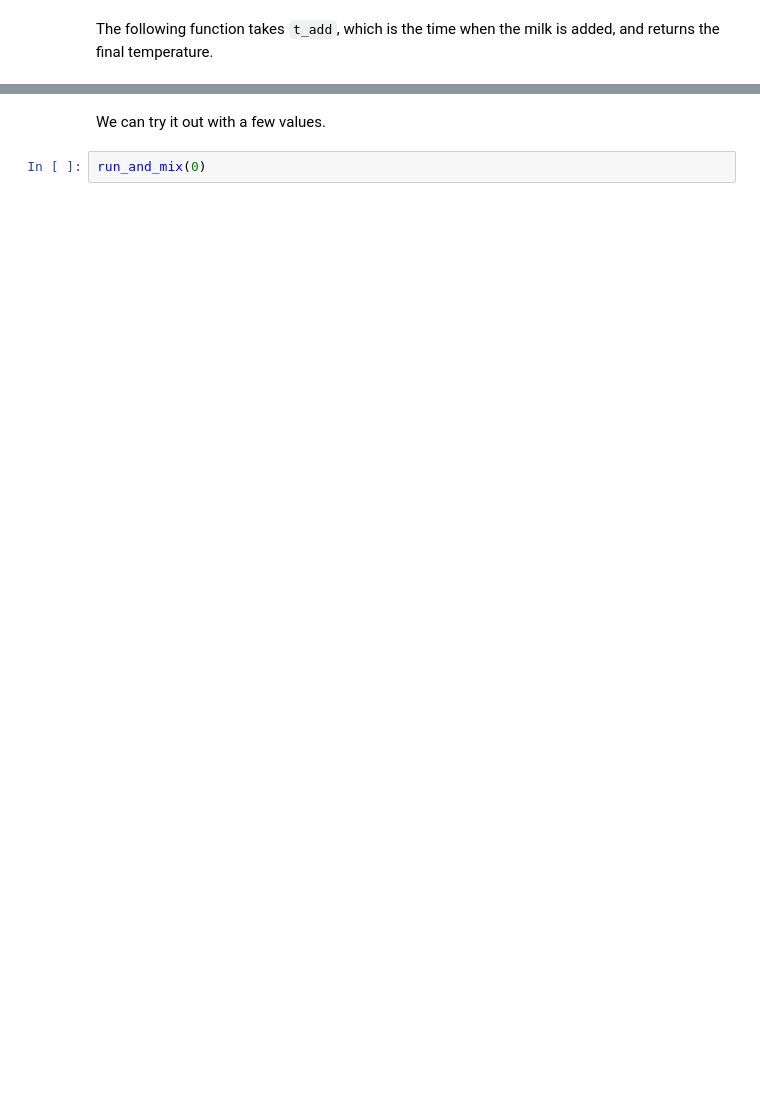
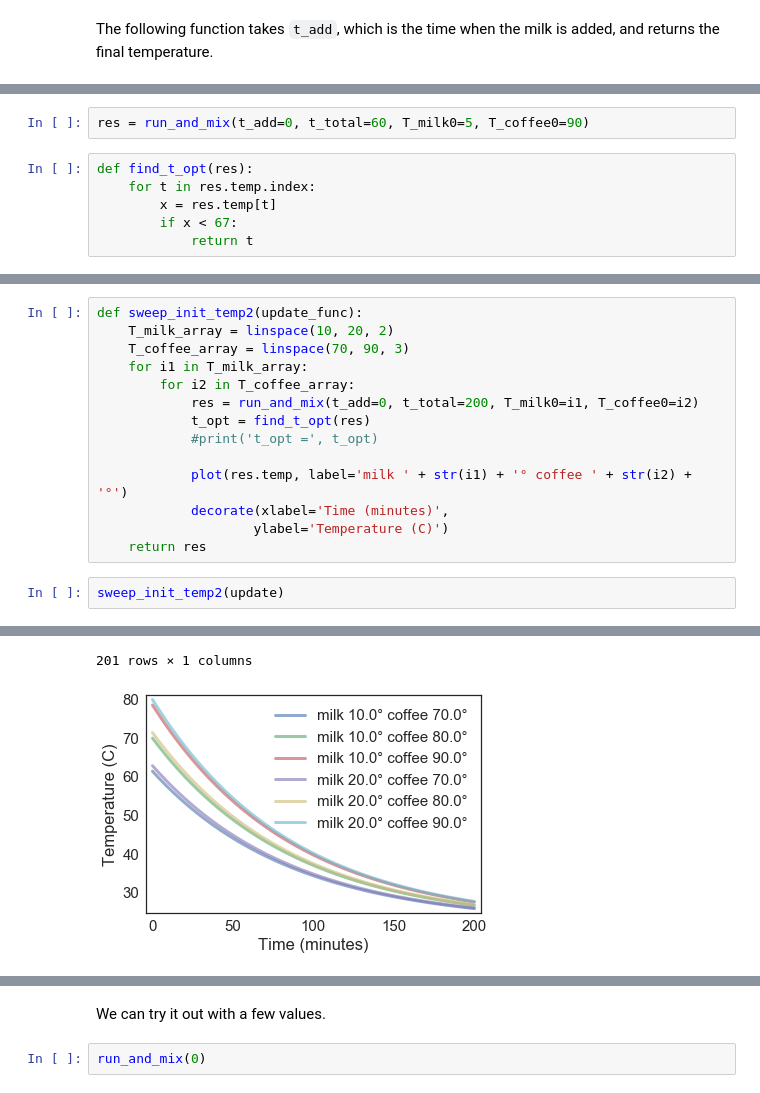
Before and after one commit to FlynnML/ModSimPy, a Jupyter notebook: code/proj2start.ipynb, the cells around one changed output, grey strips where cells are left out. Saved outputs shown, nothing was run; the diff lists cells and outputs as text; blank space fills up the shorter version.

```diff
--- a/code/proj2start.ipynb
+++ b/code/proj2start.ipynb
@@ -592,0 +510,8 @@ def sweep_init_temp2(system, update_func):
+# %%
+res = run_and_mix(t_add=0, t_total=60, T_milk0=5, T_coffee0=90)
+# %%
+def find_t_opt(res):
+    for t in res.temp.index:
+        x = res.temp[t]
+        if x < 67:
+            return t
@@ -639,0 +551,17 @@ TypeError: run_and_mix_and_sweep() missing 1 required positional argument: 't_ad
+# %%
+def sweep_init_temp2(update_func):
+    T_milk_array = linspace(10, 20, 2)
+    T_coffee_array = linspace(70, 90, 3)
+    for i1 in T_milk_array:
+        for i2 in T_coffee_array:
+            res = run_and_mix(t_add=0, t_total=200, T_milk0=i1, T_coffee0=i2)
+            t_opt = find_t_opt(res)
+            #print('t_opt =', t_opt)
+
+            plot(res.temp, label='milk ' + str(i1) + '° coffee ' + str(i2) + '°')
+            decorate(xlabel='Time (minutes)',
+                    ylabel='Temperature (C)')
+    return res
+# %%
+sweep_init_temp2(update)
+# %% [output]
@@ -639,0 +585,2 @@ TypeError: run_and_mix_and_sweep() missing 1 required positional argument: 't_ad
+201 rows × 1 columns
+[figure, added]
```
Also changed, not shown: parts of 48 cells of this notebook, 1 other file.
